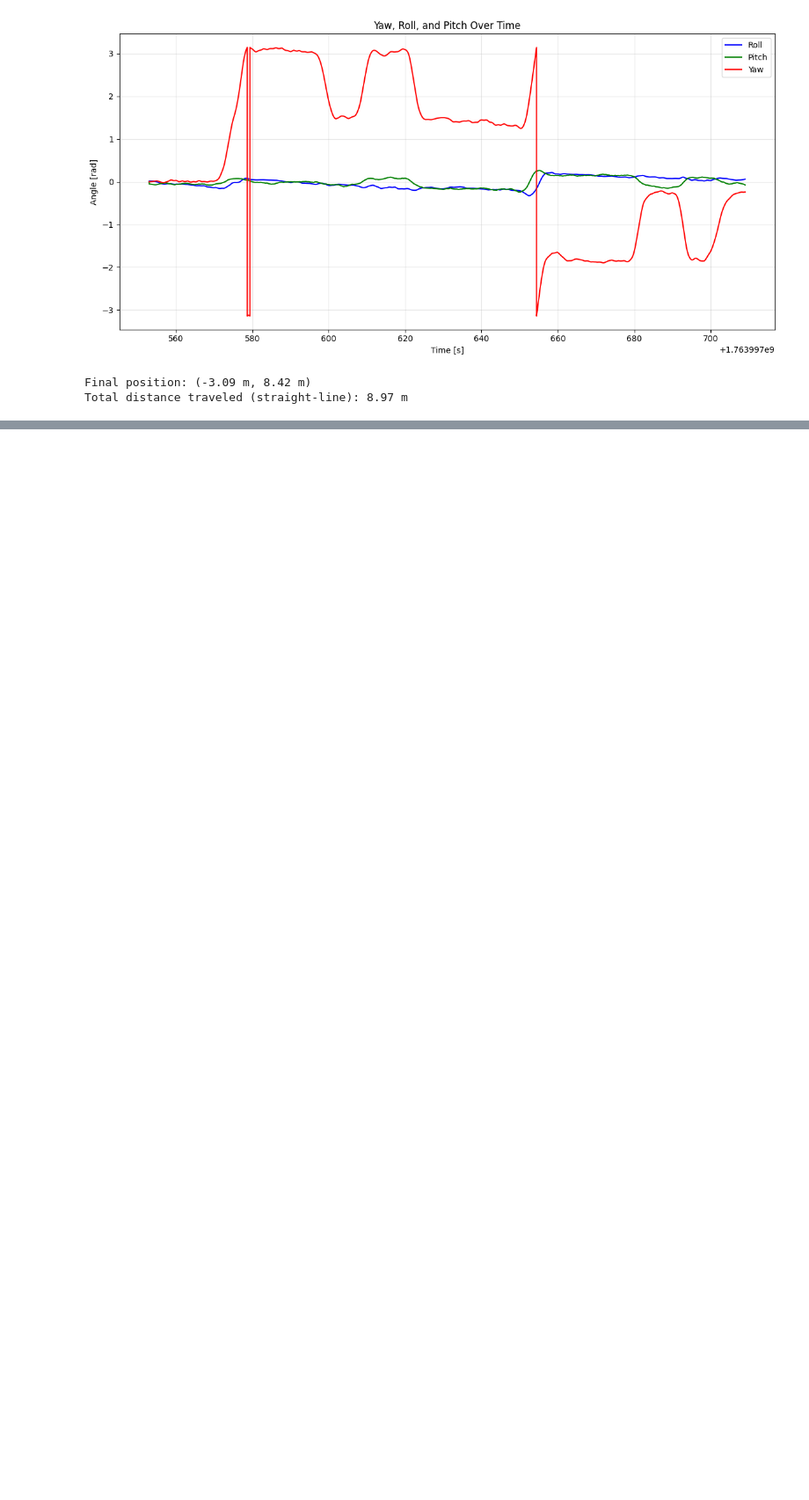
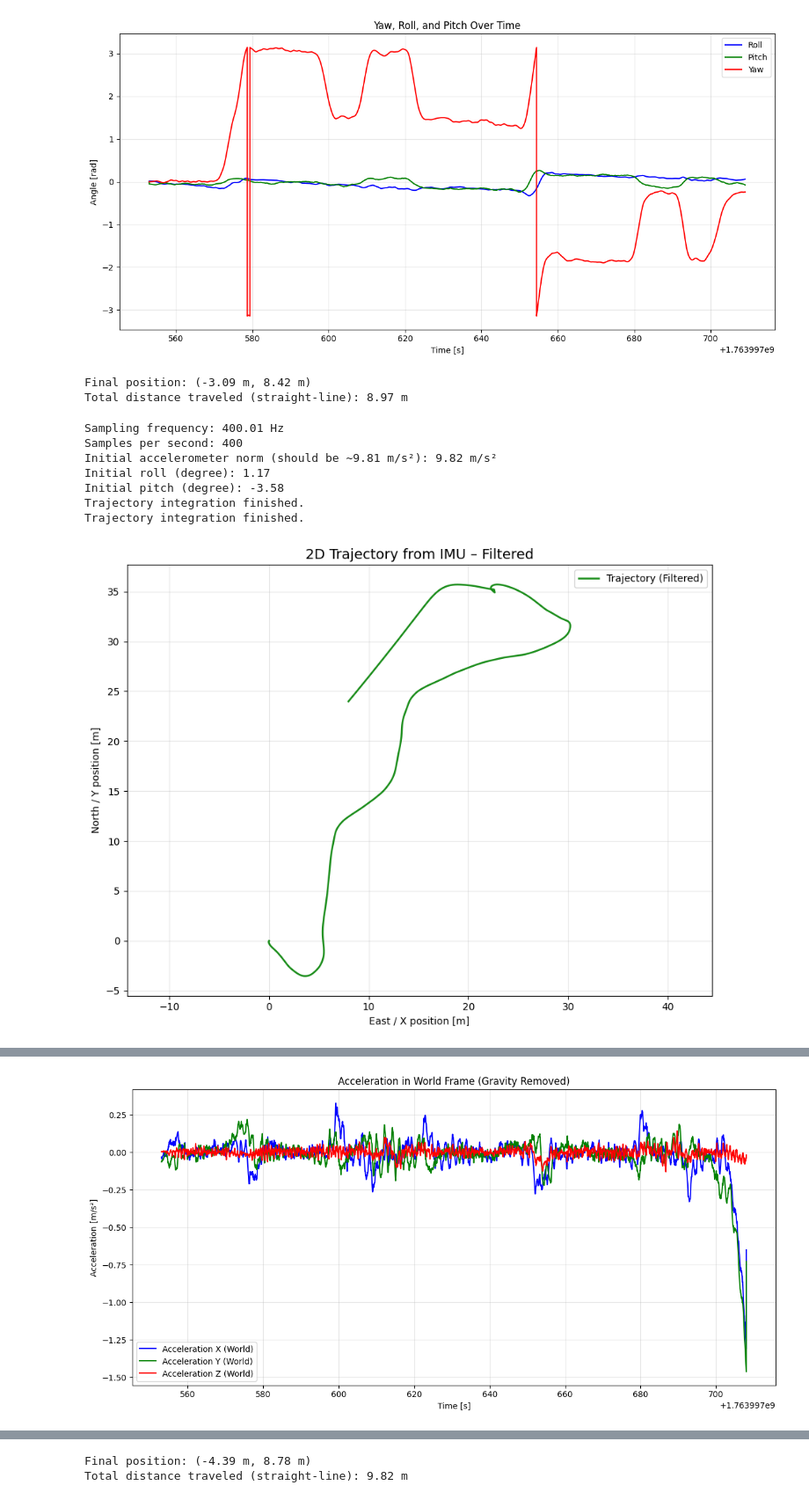
Before and after one commit to mamdaliof/RPCN---November-2025, a Jupyter notebook: RPCN_PART_A2/src/assignment2.ipynb, the cells around one changed output, grey strips where cells are left out. Shown at 88% size. Cells and saved outputs as stored; diff of their text form; code cells hidden in the pictures; blank space fills up the shorter version.

Commit message:
add highpass filter

```diff
--- a/RPCN_PART_A2/src/assignment2.ipynb
+++ b/RPCN_PART_A2/src/assignment2.ipynb
@@ -220,6 +220,7 @@ import numpy as np
 import pandas as pd
 import matplotlib.pyplot as plt
 from scipy.spatial.transform import Rotation as R
+from scipy.signal import butter, filtfilt
 
 def process_imu_data(data_path, constant_velocity=False, ratio = 1):
     # -------------------------- Load data --------------------------
@@ -294,6 +295,12 @@ def process_imu_data(data_path, constant_velocity=False, ratio = 1):
 
     a_world_no_g = np.zeros((n, 3))  # Store acceleration in world frame without gravity
 
+    # --------------------- Low-Pass Filter Design ---------------------
+    nyquist = 0.9 * sampling_frequency
+    cutoff = 0.1 / nyquist  # Cutoff frequency (normalized)
+    b, a = butter(1, cutoff, btype='high')
+    R_bl_list = []  # To store rotation matrices for each time step
+    # --------------------- Integration ---------------------
     for i in range(n-1):
         dt = t[i+1] - t[i]
 
@@ -308,14 +315,22 @@ def process_imu_data(data_path, constant_velocity=False, ratio = 1):
 
         # Rotation matrix (3×3)
         R_bl = attitude.as_matrix()                  # body to local
-
+        R_bl_list.append(R_bl)
         # --- 2. Transform acceleration to local frame and remove gravity ---
         a_local = R_bl @ a_body_cal[i]               # includes gravity
         a_local_no_g = a_local - GRAVITY             # gravity-free in local frame
         a_world_no_g[i] = a_local_no_g
 
+    # Apply low-pass filter to remove drift
+    acc_out_temp = a_world_no_g.copy()
+    a_world_no_g = filtfilt(b, a, a_world_no_g, axis=0)
+
+    # Recalculate trajectory using filtered acceleration
+    for i in range(n-1):
+        dt = t[i+1] - t[i]
+
         # --- 3. Keep only horizontal components (X-Y) ---
-        a_xy = a_local_no_g[:2]
+        a_xy = a_world_no_g[i, :2]
 
         # --- 4. Integrate velocity and position (trapezoidal = more accurate) ---
         v_old = velocity[i].copy()
@@ -325,7 +340,7 @@ def process_imu_data(data_path, constant_velocity=False, ratio = 1):
         if constant_velocity:
             # Map unit velocity in body frame to world frame
             body_unit_velocity = np.array([1, 0, 0])  # Unit velocity in body frame (X-axis)
-            world_velocity = R_bl @ body_unit_velocity  # Map to world frame
+            world_velocity = R_bl_list[i] @ body_unit_velocity  # Map to world frame
             trajectory_const_vel[i+1] = trajectory_const_vel[i] + world_velocity[:2] * dt
         else:
             trajectory_const_vel[i+1] = trajectory_const_vel[i] + (np.array([1, 0]) @ a_body_cal[i]) * dt
@@ -383,31 +398,41 @@ def process_imu_data(data_path, constant_velocity=False, ratio = 1):
 
     plt.figure(figsize=(12, 6))
     plt.plot(t, velocity[:, 0], label='Velocity X', color='blue')
     plt.plot(t, velocity[:, 1], label='Velocity Y', color='green')
     plt.xlabel('Time [s]')
     plt.ylabel('Velocity [m/s]')
     plt.title('Velocity Over Time')
     plt.legend()
     plt.grid(True, alpha=0.3)
     plt.tight_layout()
     plt.show()
 
     # --------------------- Plot Yaw, Roll, Pitch ---------------------
     plt.figure(figsize=(12, 6))
     plt.plot(t, roll, label='Roll', color='blue')
     plt.plot(t, pitch, label='Pitch', color='green')
     plt.plot(t, theta, label='Yaw', color='red')
     plt.xlabel('Time [s]')
     plt.ylabel('Angle [rad]')
     plt.title('Yaw, Roll, and Pitch Over Time')
     plt.legend()
     plt.grid(True, alpha=0.3)
     plt.tight_layout()
     plt.show()
 
     # Optional: print final displacement
     print(f"Final position: ({trajectory_const_vel[-1,0]:.2f} m, {trajectory_const_vel[-1,1]:.2f} m)")
     print(f"Total distance traveled (straight-line): {np.linalg.norm(trajectory_const_vel[-1]):.2f} m")
+    return acc_out_temp, a_world_no_g
 
 # Example usage
-process_imu_data('./../data/imu_data_1.csv', constant_velocity=True, ratio = 2)
+acc_out_temp, a_world_no_g = process_imu_data('./../data/imu_data_1.csv', constant_velocity=True, ratio = 3)
+# %% [output]
+Sampling frequency: 400.01 Hz
+Samples per second: 400
+Initial accelerometer norm (should be ~9.81 m/s²): 9.82 m/s²
+Initial roll (degree): 1.17
+Initial pitch (degree): -3.58
+Trajectory integration finished.
+Trajectory integration finished.
+[figure, added]
@@ -413,0 +440 @@ process_imu_data('./../data/imu_data_1.csv', constant_velocity=True, ratio = 2)
+[figure, added]
@@ -413,0 +444,2 @@ process_imu_data('./../data/imu_data_1.csv', constant_velocity=True, ratio = 2)
+Final position: (-4.39 m, 8.78 m)
+Total distance traveled (straight-line): 9.82 m
```
Also changed, not shown: parts of 5 cells of this notebook.
